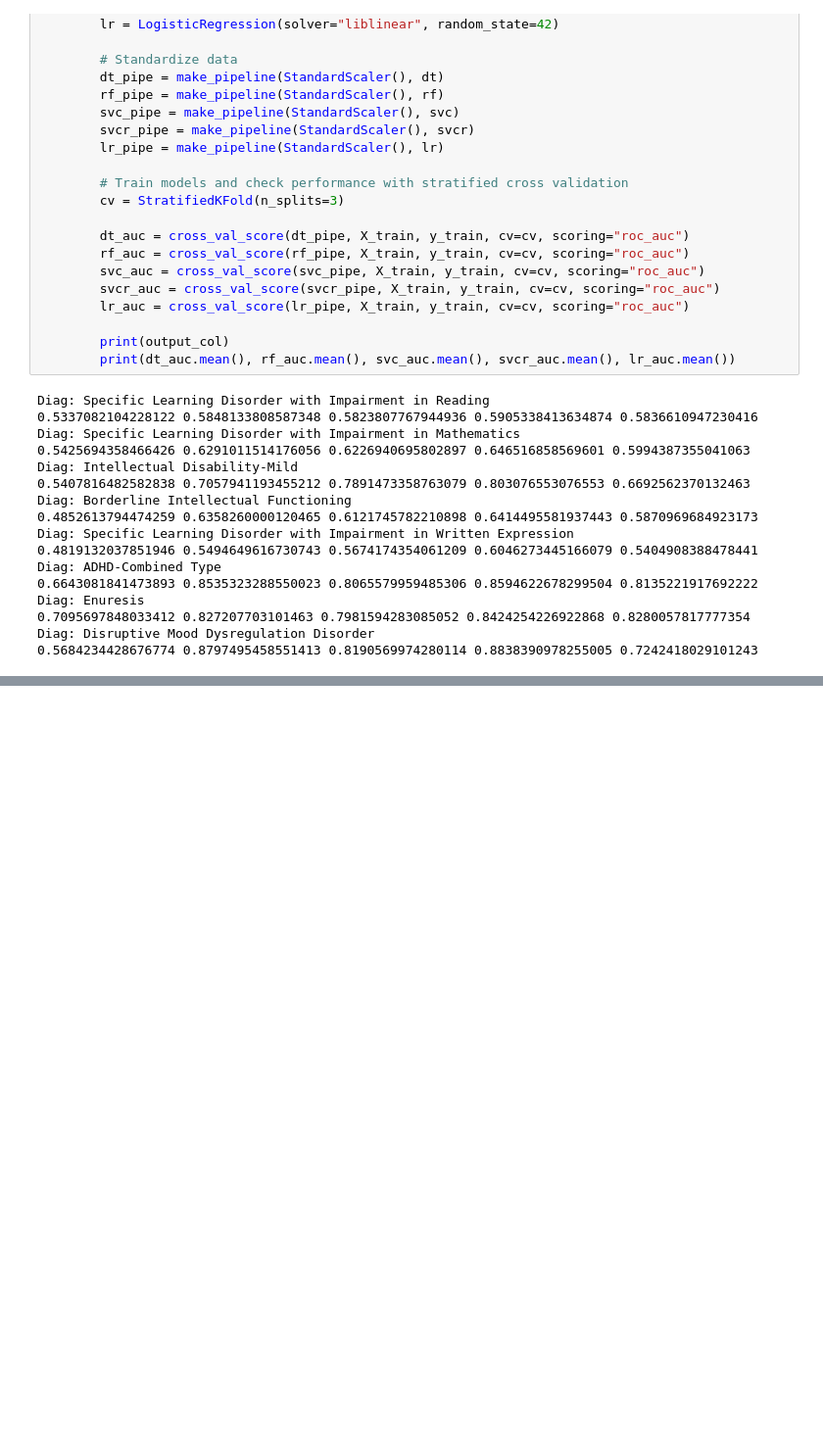
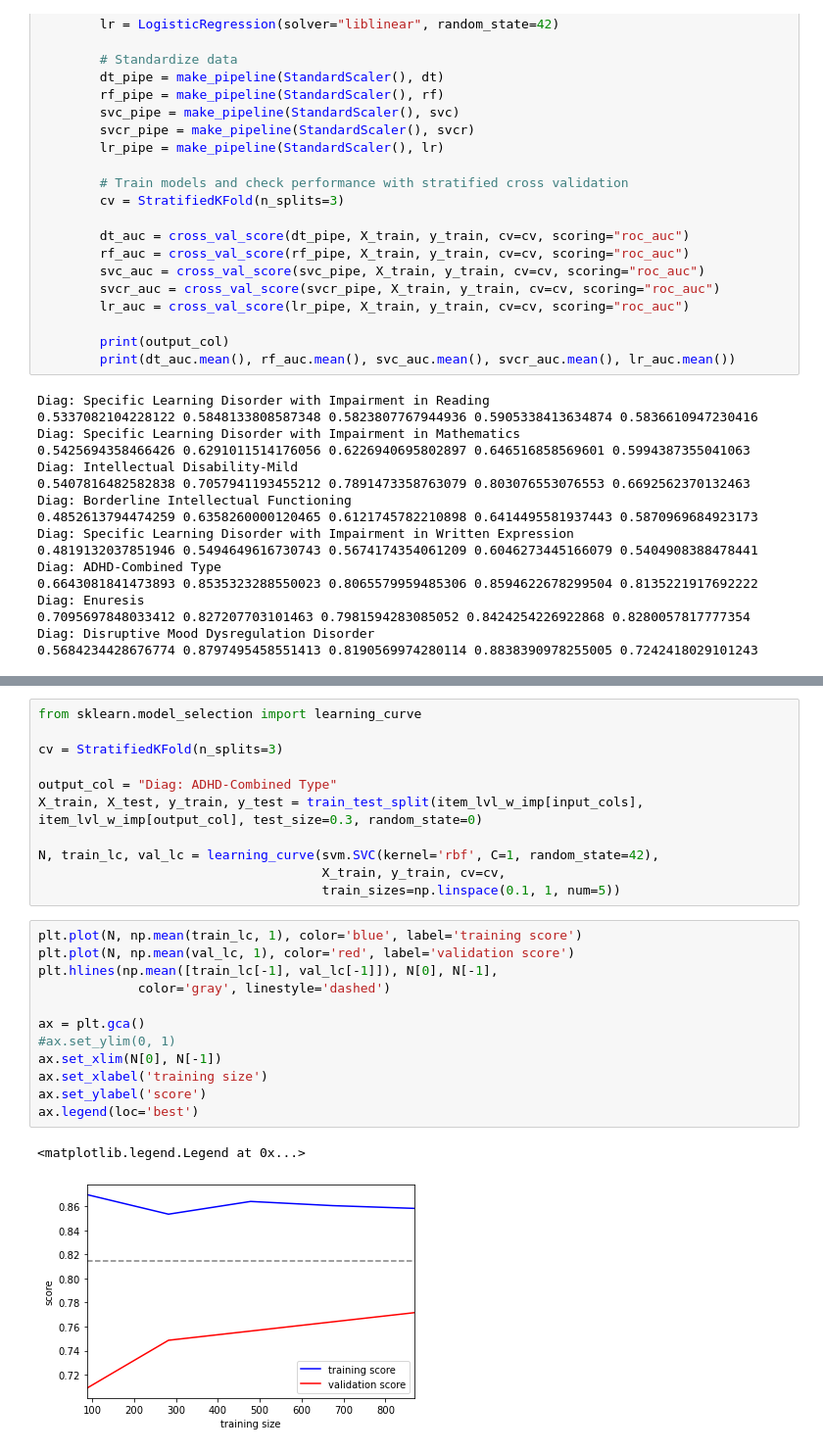
Before and after one commit to charlie42/HBN-explore, a Jupyter notebook: Prediction.ipynb, the cells around one changed output, grey strips where cells are left out. Shown at 98% size. Cells and saved outputs as stored; diff of their text form; blank space fills up the shorter version.

Commit message:
check learning curve

```diff
--- a/Prediction.ipynb
+++ b/Prediction.ipynb
@@ -122,0 +124,26 @@ dtype: float64
+# %%
+from sklearn.model_selection import learning_curve
+
+cv = StratifiedKFold(n_splits=3)
+
+output_col = "Diag: ADHD-Combined Type"
+X_train, X_test, y_train, y_test = train_test_split(item_lvl_w_imp[input_cols], item_lvl_w_imp[output_col], test_size=0.3, random_state=0)
+
+N, train_lc, val_lc = learning_curve(svm.SVC(kernel='rbf', C=1, random_state=42),
+                                     X_train, y_train, cv=cv,
+                                     train_sizes=np.linspace(0.1, 1, num=5))
+# %%
+plt.plot(N, np.mean(train_lc, 1), color='blue', label='training score')
+plt.plot(N, np.mean(val_lc, 1), color='red', label='validation score')
+plt.hlines(np.mean([train_lc[-1], val_lc[-1]]), N[0], N[-1],
+             color='gray', linestyle='dashed')
+
+ax = plt.gca()
+#ax.set_ylim(0, 1)
+ax.set_xlim(N[0], N[-1])
+ax.set_xlabel('training size')
+ax.set_ylabel('score')
+ax.legend(loc='best')
+# %% [output]
+<matplotlib.legend.Legend at 0x...>
+[figure, added]
```
Also changed, not shown: parts of 2 cells of this notebook.
